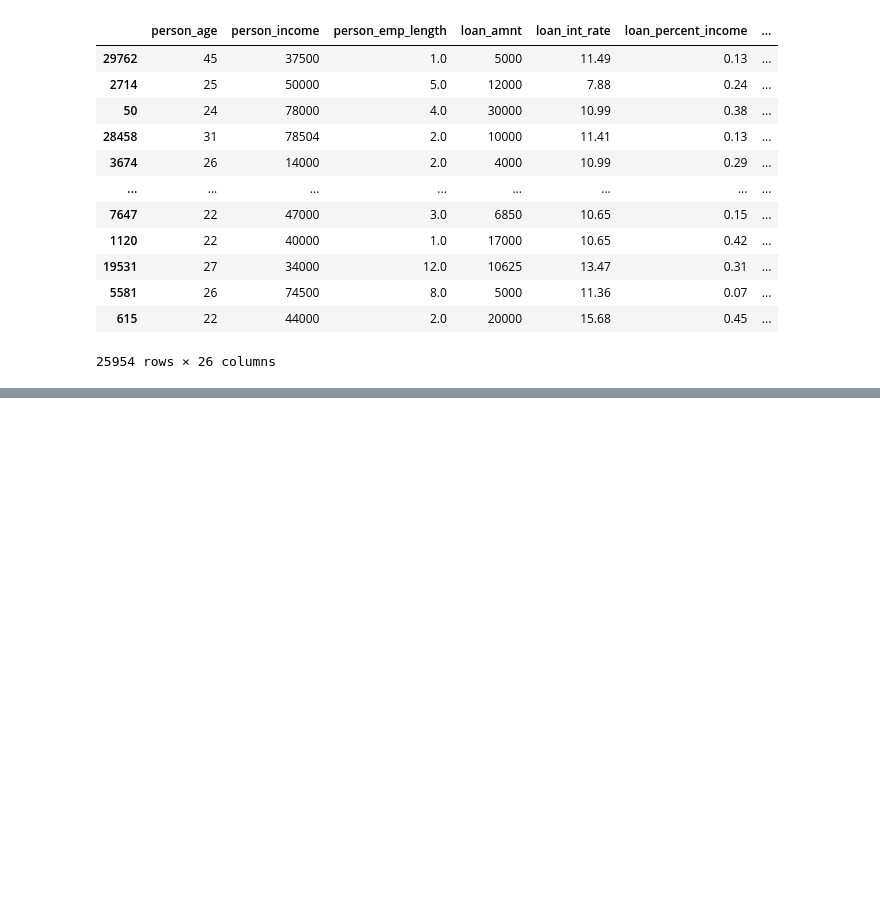
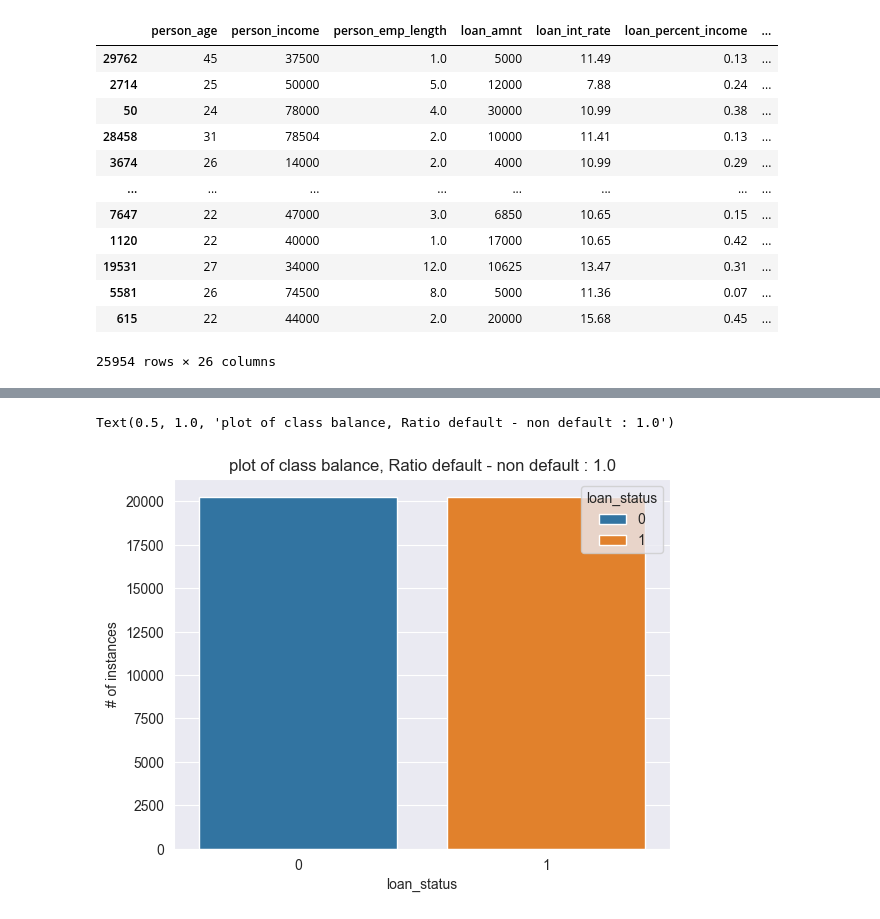
Before and after one commit to Code2Drift/Aditya_MLPROCESS, a Jupyter notebook: feature_engineering.ipynb, the cells around one changed output, grey strips where cells are left out. Cells and saved outputs as stored; diff of their text form; code cells hidden in the pictures; blank space fills up the shorter version.

```diff
--- a/feature_engineering.ipynb
+++ b/feature_engineering.ipynb
@@ -58,4 +58,4 @@ X_train_prep
 | 615 | 22 | 44000 | 2.0 | 20000 | 15.68 | 0.45 | ... |
 25954 rows × 26 columns
 # %%
-ros = RandomOverSampler
+ros = RandomOverSampler(random_state=SEED_ST)
@@ -67,0 +80,23 @@ y_train_prep
+# %%
+X_train_prep = X_train_prep.reset_index(drop=True)
+y_train_prep = y_train_prep.reset_index(drop=True)
+# %%
+X_train_ros , y_train_ros = ros.fit_resample(X_train_prep, y_train_prep)
+# %%
+y_train_ros_df = pd.DataFrame(y_train_ros)
+target_counts_ros = y_train_ros_df.value_counts()
+## plot label
+sns.countplot(y_train_ros_df, x="loan_status", hue="loan_status")
+target_dict_ros = {}
+
+
+for i, count in zip(target_counts_ros.index, target_counts_ros.values):
+    count = int(count) ; i = str(i)[1]
+    target_dict[i] = count
+
+cls_ratio_ros = round(target_dict["1"] / target_dict["0"], 2)
+plt.ylabel("# of instances")
+plt.title(f"plot of class balance, Ratio default - non default : {cls_ratio_ros}")
+# %% [output]
+Text(0.5, 1.0, 'plot of class balance, Ratio default - non default : 1.0')
+[figure, added]
```
Also changed, not shown: parts of 4 cells of this notebook, 1 other file.
